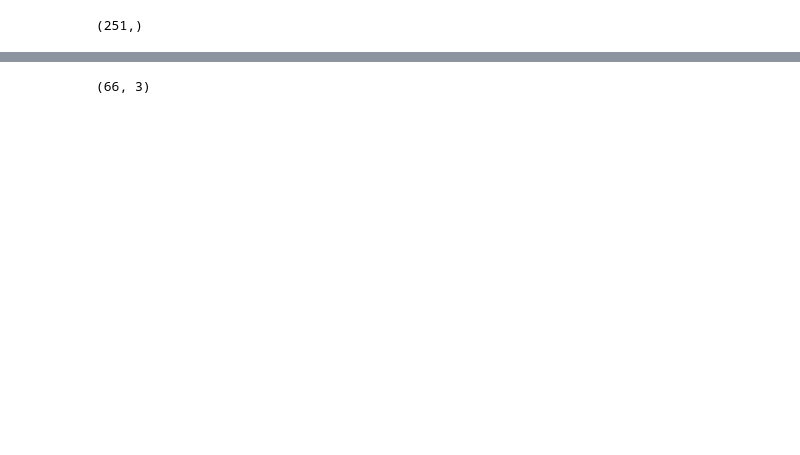
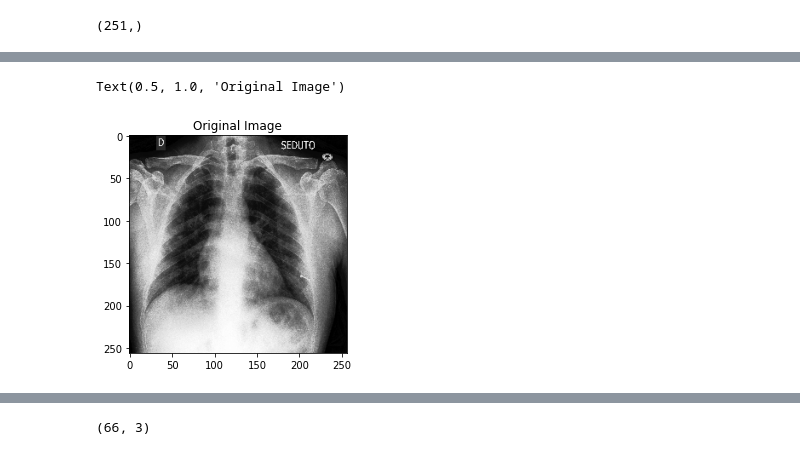
Before and after one commit to kanakmi/Delta-Diagnose, a Jupyter notebook: Model Training/Notebook.ipynb, the cells around one changed output, grey strips where cells are left out. Cells and saved outputs as stored; diff of their text form; code cells hidden in the pictures; blank space fills up the shorter version.

```diff
--- a/Model Training/Notebook.ipynb
+++ b/Model Training/Notebook.ipynb
@@ -137,0 +110,6 @@ array([[1., 0., 0.],
+# %%
+plt.imshow(X_train[0])
+plt.title("Original Image")
+# %% [output]
+Text(0.5, 1.0, 'Original Image')
+[figure, added]
```
Also changed, not shown: parts of 63 cells of this notebook.
